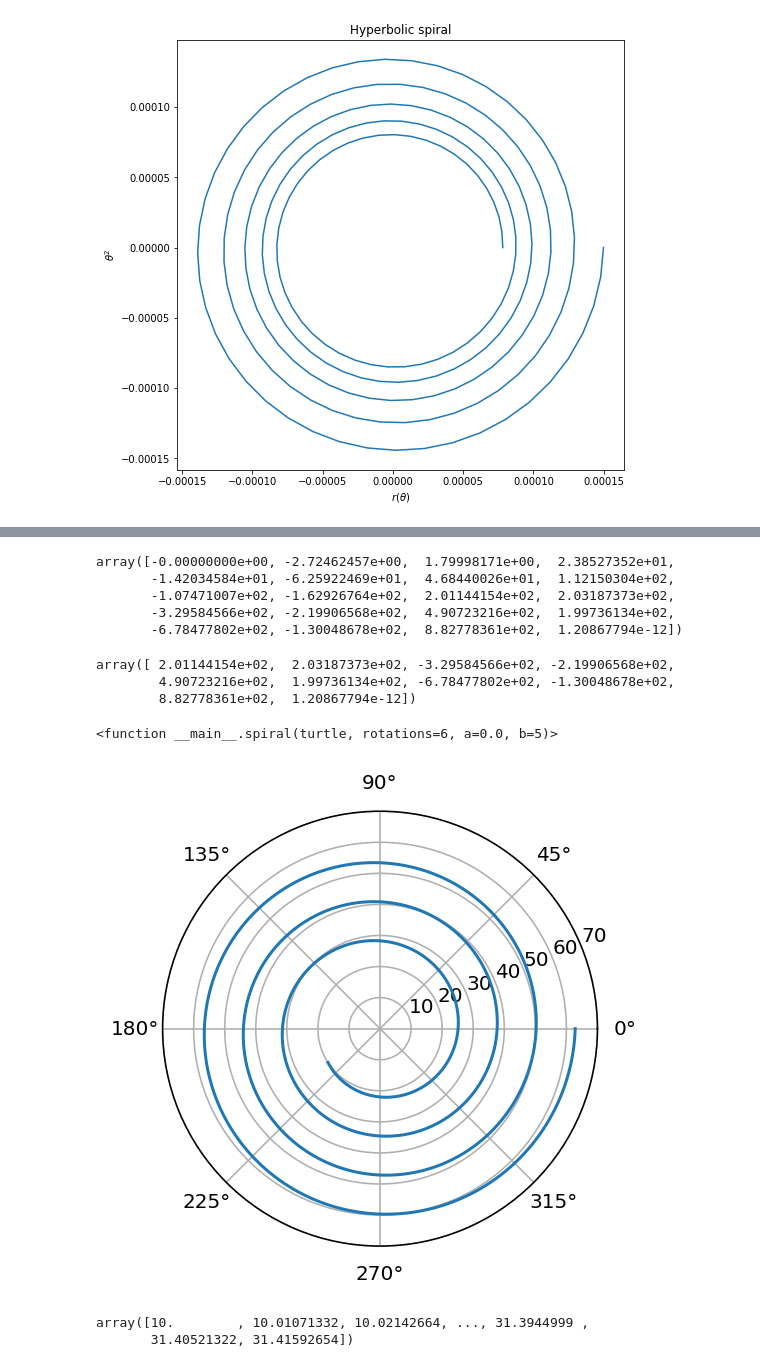
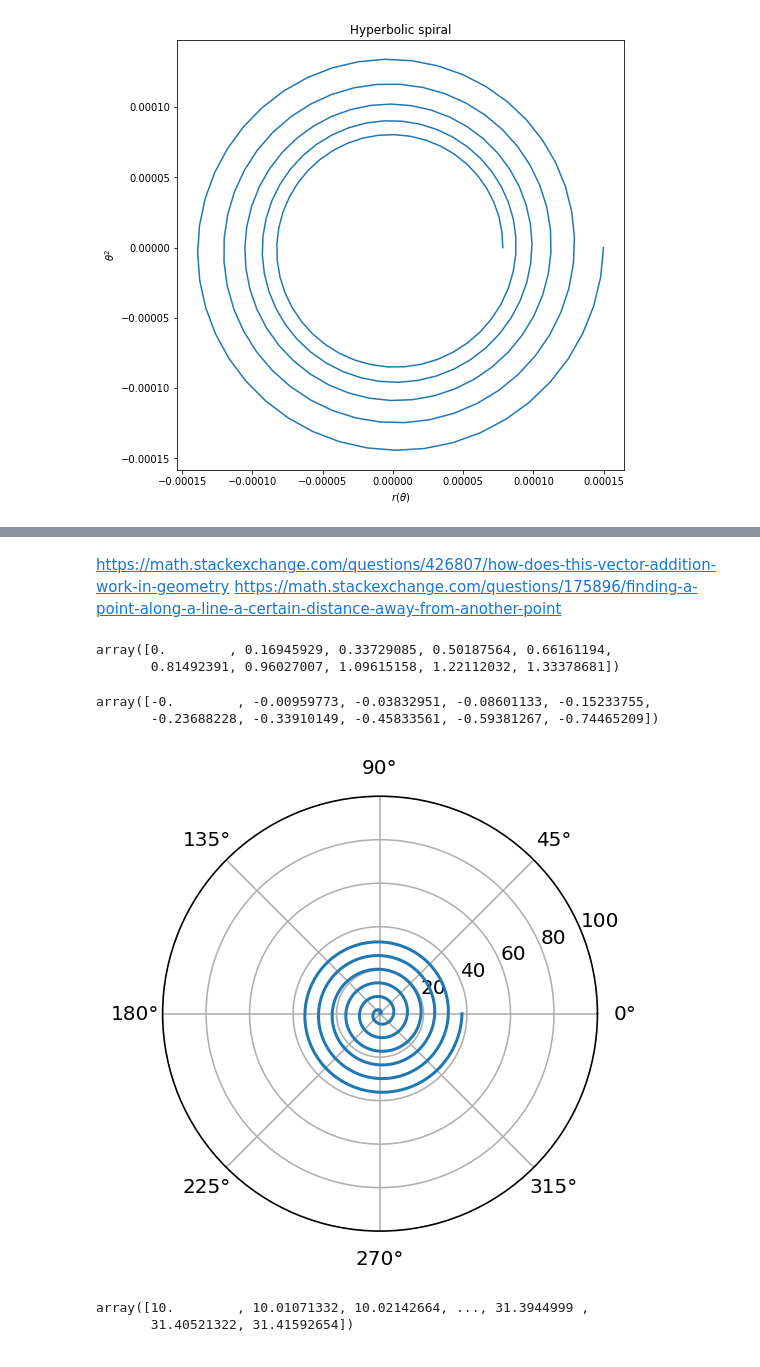
Before and after one commit to MaartenKool/CookBooks, a Jupyter notebook: SarosDial.ipynb, the cells around one changed output, grey strips where cells are left out. Cells and saved outputs as stored; diff of their text form; code cells hidden in the pictures.

```diff
--- a/SarosDial.ipynb
+++ b/SarosDial.ipynb
@@ -451,16 +450,15 @@ plt.show()
+# %% [markdown]
+https://math.stackexchange.com/questions/426807/how-does-this-vector-addition-work-in-geometry
+https://math.stackexchange.com/questions/175896/finding-a-point-along-a-line-a-certain-distance-away-from-another-point
+# %%
+x[:10]
+# %% [output]
+array([0.        , 0.16945929, 0.33729085, 0.50187564, 0.66161194,
+       0.81492391, 0.96027007, 1.09615158, 1.22112032, 1.33378681])
 # %%
-y[]
+y[:10]
 # %% [output]
-array([-0.00000000e+00, -2.72462457e+00,  1.79998171e+00,  2.38527352e+01,
-       -1.42034584e+01, -6.25922469e+01,  4.68440026e+01,  1.12150304e+02,
-       -1.07471007e+02, -1.62926764e+02,  2.01144154e+02,  2.03187373e+02,
-       -3.29584566e+02, -2.19906568e+02,  4.90723216e+02,  1.99736134e+02,
-       -6.78477802e+02, -1.30048678e+02,  8.82778361e+02,  1.20867794e-12])
+array([-0.        , -0.00959773, -0.03832951, -0.08601133, -0.15233755,
+       -0.23688228, -0.33910149, -0.45833561, -0.59381267, -0.74465209])
-# %%
-y[10:]
-# %% [output]
-array([ 2.01144154e+02,  2.03187373e+02, -3.29584566e+02, -2.19906568e+02,
-        4.90723216e+02,  1.99736134e+02, -6.78477802e+02, -1.30048678e+02,
-        8.82778361e+02,  1.20867794e-12])
 # %%
 https://stackoverflow.com/questions/13894715/draw-equidistant-points-on-a-spiral
@@ -478,5 +464,0 @@ def spiral(turtle, rotations=6, a=0.0, b=5):
-# %%
-plt.show()
-spiral
-# %% [output]
-<function __main__.spiral(turtle, rotations=6, a=0.0, b=5)>
@@ -495,13 +465,13 @@ done()
 # %%
 from pylab import *
-a = 2
-th = linspace(10, 10*pi, 2000)
+a = 1
+th = linspace(0, 12*pi, 2000)
 r = a*th
 polar(th,r)
-axis([0, 2*pi, 0, 70])
+axis([0, 2*pi, 0, 100])
 show()
 # %% [output]
-[figure, old version]
+[figure, new version]
 # %%
 th
 # %% [output]
```
Also changed, not shown: parts of 9 cells of this notebook, 1 other file.
